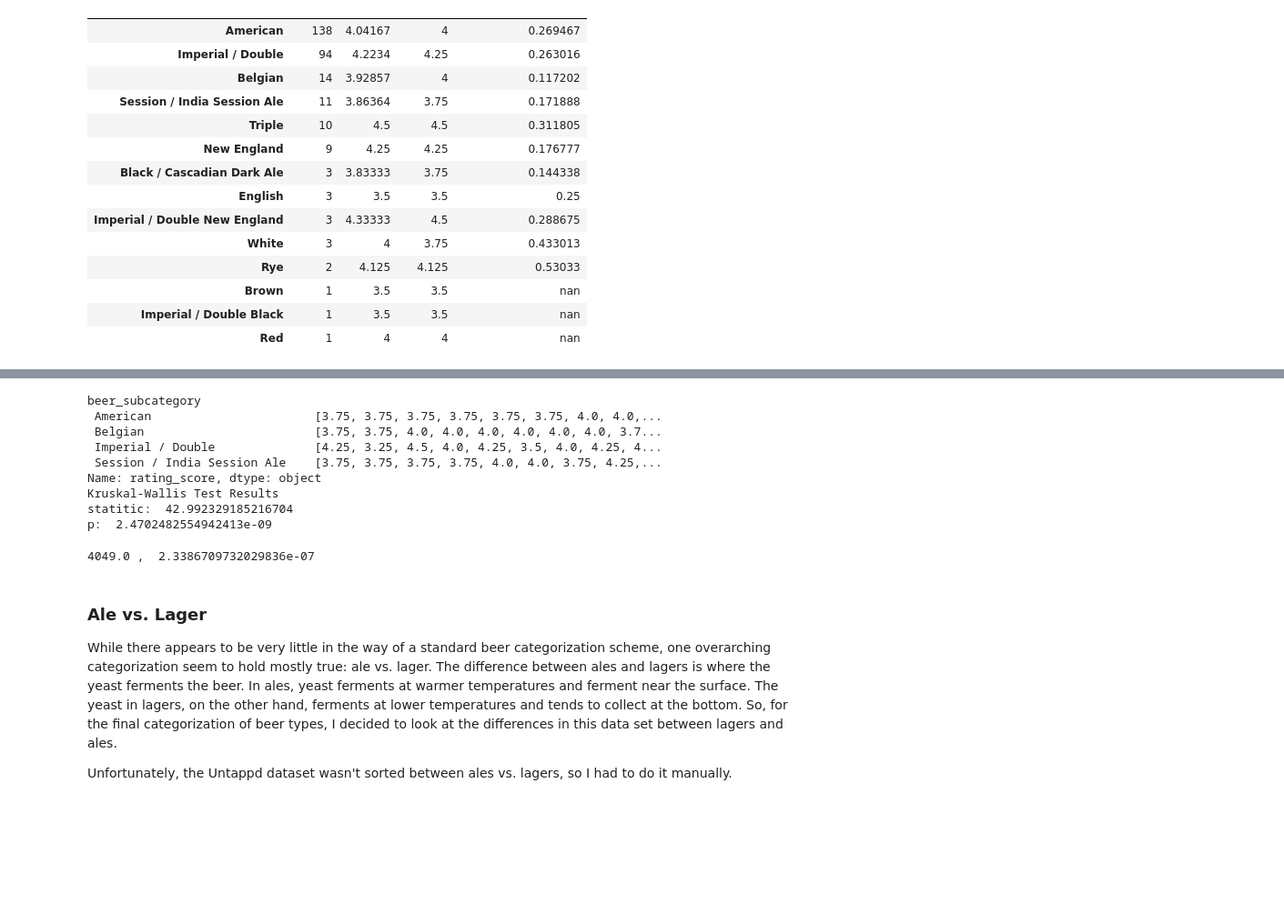
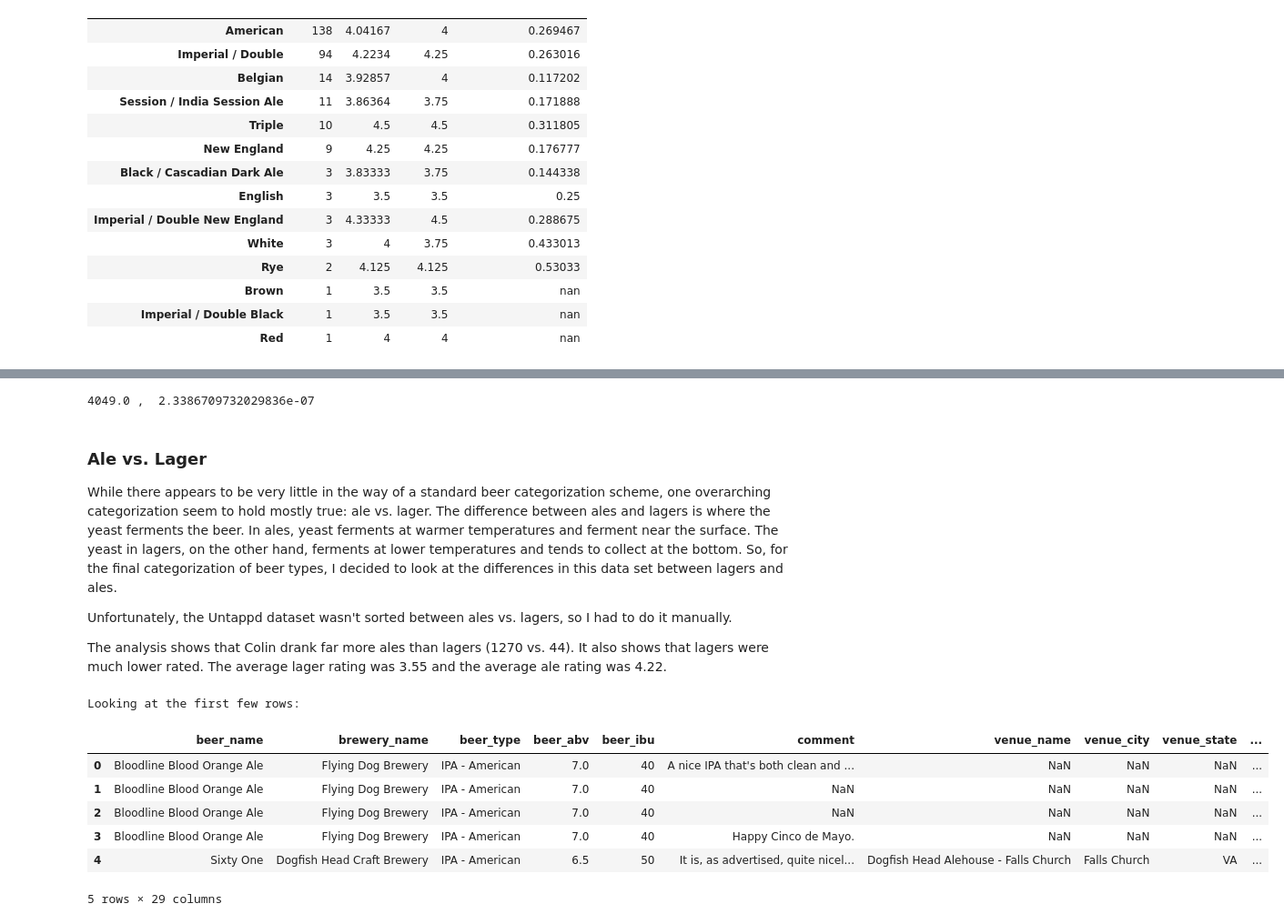
Before and after one commit to amrdixon/untappd, a Jupyter notebook: main/type_analysis.ipynb, the cells around one changed output, grey strips where cells are left out. Shown at 91% size. Saved outputs shown, nothing was run; the diff lists cells and outputs as text; code cells hidden in the pictures; blank space fills up the shorter version.

```diff
--- a/main/type_analysis.ipynb
+++ b/main/type_analysis.ipynb
@@ -737,22 +732,12 @@ for grouped_ratings in data.groupby(group)[dep_var]:
 # %%
-#Running a kruskal-wallis test on these categories
-print(data.groupby(group)[dep_var].apply(list))
+# #Running a kruskal-wallis test on these categories
+# print(data.groupby(group)[dep_var].apply(list))
 
-s ,p = stats.kruskal(*data.groupby(group)[dep_var].apply(list), use_continuity=False, nan_policy='omit')
+# s ,p = stats.kruskal(*data.groupby(group)[dep_var].apply(list), use_continuity=False, nan_policy='omit')
 
-print('Kruskal-Wallis Test Results')
-print('statitic: ', s)
-print('p: ', p)
+# print('Kruskal-Wallis Test Results')
+# print('statitic: ', s)
+# print('p: ', p)
-# %% [output]
-beer_subcategory
- American                       [3.75, 3.75, 3.75, 3.75, 3.75, 3.75, 4.0, 4.0,...
- Belgian                        [3.75, 3.75, 4.0, 4.0, 4.0, 4.0, 4.0, 4.0, 3.7...
- Imperial / Double              [4.25, 3.25, 4.5, 4.0, 4.25, 3.5, 4.0, 4.25, 4...
- Session / India Session Ale    [3.75, 3.75, 3.75, 3.75, 4.0, 4.0, 3.75, 4.25,...
-Name: rating_score, dtype: object
-Kruskal-Wallis Test Results
-statitic:  42.992329185216704
-p:  2.4702482554942413e-09
 # %%
 #Just check American vs. Imperial Double
 
@@ -769,3 +754,23 @@ print( s, ', ', p)
 While there appears to be very little in the way of a standard beer categorization scheme, one overarching categorization seem to hold mostly true: ale vs. lager. The difference between ales and lagers is where the yeast ferments the beer. In ales, yeast ferments at warmer temperatures and ferment near the surface. The yeast in lagers, on the other hand, ferments at lower temperatures and tends to collect at the bottom. So, for the final categorization of beer types, I decided to look at the differences in this data set between lagers and ales.
 
 Unfortunately, the Untappd dataset wasn't sorted between ales vs. lagers, so I had to do it manually.
+
+The analysis shows that Colin drank far more ales than lagers (1270 vs. 44). It also shows that lagers were much lower rated. The average lager rating was 3.55 and the average ale rating was 4.22.
+# %%
+#Read in the beer categories sheet
+
+beer_cats = pd.read_csv("../data/beer_cats.csv", encoding = "ISO-8859-1", usecols=['beer_category', 'ale_lager_unknown'])
+
+untappd_ratingssyschanged = untappd_ratingssyschanged.merge(beer_cats, left_on='beer_category', right_on='beer_category')
+
+print('Looking at the first few rows: ')
+untappd_ratingssyschanged.head()
+# %% [output]
+Looking at the first few rows:
+|  | beer_name | brewery_name | beer_type | beer_abv | beer_ibu | comment | venue_name | venue_city | venue_state | ... |
+| 0 | Bloodline Blood Orange Ale | Flying Dog Brewery | IPA - American | 7.0 | 40 | A nice IPA that's both clean and ... | NaN | NaN | NaN | ... |
+| 1 | Bloodline Blood Orange Ale | Flying Dog Brewery | IPA - American | 7.0 | 40 | NaN | NaN | NaN | NaN | ... |
+| 2 | Bloodline Blood Orange Ale | Flying Dog Brewery | IPA - American | 7.0 | 40 | NaN | NaN | NaN | NaN | ... |
+| 3 | Bloodline Blood Orange Ale | Flying Dog Brewery | IPA - American | 7.0 | 40 | Happy Cinco de Mayo. | NaN | NaN | NaN | ... |
+| 4 | Sixty One | Dogfish Head Craft Brewery | IPA - American | 6.5 | 50 | It is, as advertised, quite nicel... | Dogfish Head Alehouse - Falls Church | Falls Church | VA | ... |
+5 rows × 29 columns
```
Also changed, not shown: parts of 7 cells of this notebook, 1 other file.
